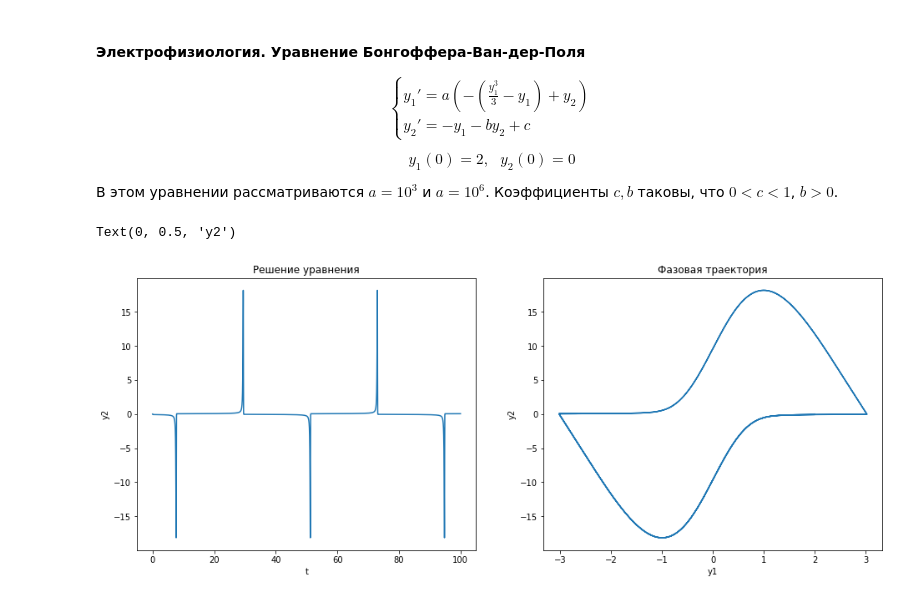
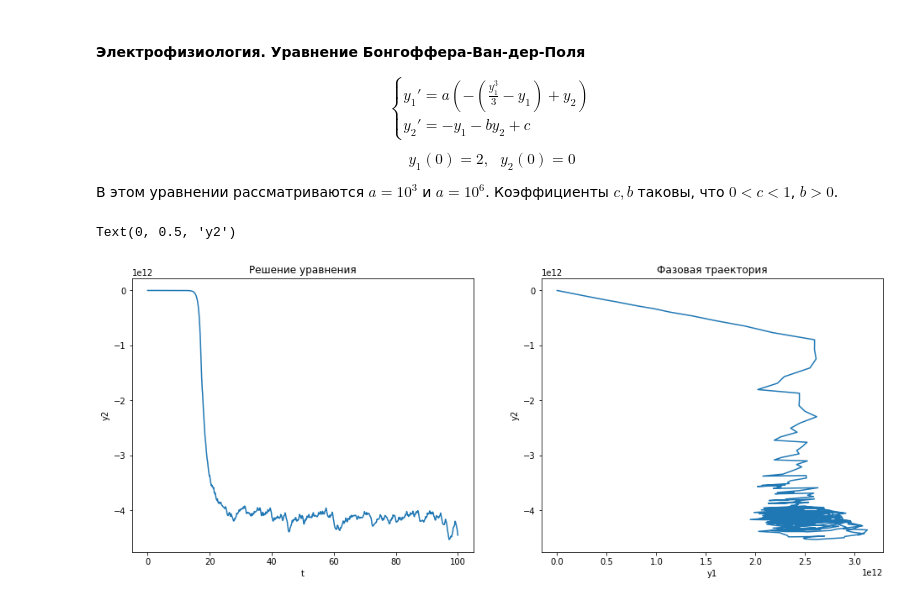
Before and after one commit to pavel-collab/comp-math, a Jupyter notebook: lab07/lab07.ipynb, the cells around one changed output. Saved outputs shown, nothing was run; the diff lists cells and outputs as text; code cells hidden in the pictures.

```diff
--- a/lab07/lab07.ipynb
+++ b/lab07/lab07.ipynb
@@ -44,11 +44,11 @@ def F(y):
     ])
 # %%
 # коэффициенты для трехстадийного метода Розенброка
-a  = 0.435866521508
-p1 = 0.435866521508
-p2 = 0.478240833275
-p3 = 0.085892645217
-beta21 = 0.435866521508
-beta31 = 0.435866521508
-beta32 = -2.116053335950
+a  = 0.435866521508459
+p1 = 0.435866521508459
+p2 = 0.4782408332745185
+p3 = 0.0858926452170225
+beta21 = 0.435866521508459
+beta31 = 0.435866521508459
+beta32 = -2.116053335949811
 # %%
@@ -77,7 +75,7 @@ def Dn(yn, h):
 import SlaeAPI
 # %%
 #! need to rename this function
-def Solution(f, h, t_start, t_end, initial_solution: tuple):
+def Rozenbrok3Mthd(f, h, t_start, t_end, initial_solution: tuple):
     t = np.linspace(t_start, t_end, int((t_end-t_start)/h+1))
     solution = np.zeros((int((t_end-t_start)/h+1), 2))
     solution[0] = initial_solution
@@ -96,9 +124,9 @@ def Solution(f, h, t_start, t_end, initial_solution: tuple):
 # %%
-# h = 0.1
-# init_sol = np.array([2, 0])
-# t_start = 0
-# t_end = 100
+h = 0.000001
+init_sol = np.array([2, 0])
+t_start = 0
+t_end = 100
 
-# sol = Solution(F, h, t_start, t_end, init_sol)
-# y1, y2 = sol.T
-# t = np.linspace(t_start, t_end, int((t_end-t_start)/h+1))
+sol = Rozenbrok3Mthd(F, h, t_start, t_end, init_sol)
+y1, y2 = sol.T
+t = np.linspace(t_start, t_end, int((t_end-t_start)/h+1))
@@ -120,18 +133,18 @@ t = np.linspace(t_start, t_end, int((t_end-t_start)/h+1))
 # %%
 fig = plt.figure(figsize=(16, 6))
 
 plt.subplot(1, 2, 1)
-plt.plot(t, z)
+plt.plot(t, y2)
 # plt.scatter(t, y2)
 plt.title('Решение уравнения')
 plt.xlabel('t')
 plt.ylabel('y2')
 
 plt.subplot(1, 2, 2)
-plt.plot(x, z)
+plt.plot(y1, y2)
 plt.title('Фазовая траектория')
 plt.xlabel('y1')
 plt.ylabel('y2')
 # %% [output]
 Text(0, 0.5, 'y2')
-[figure, old version]
+[figure, new version]
```
Also changed, not shown: parts of 7 cells of this notebook, 3 other files.
